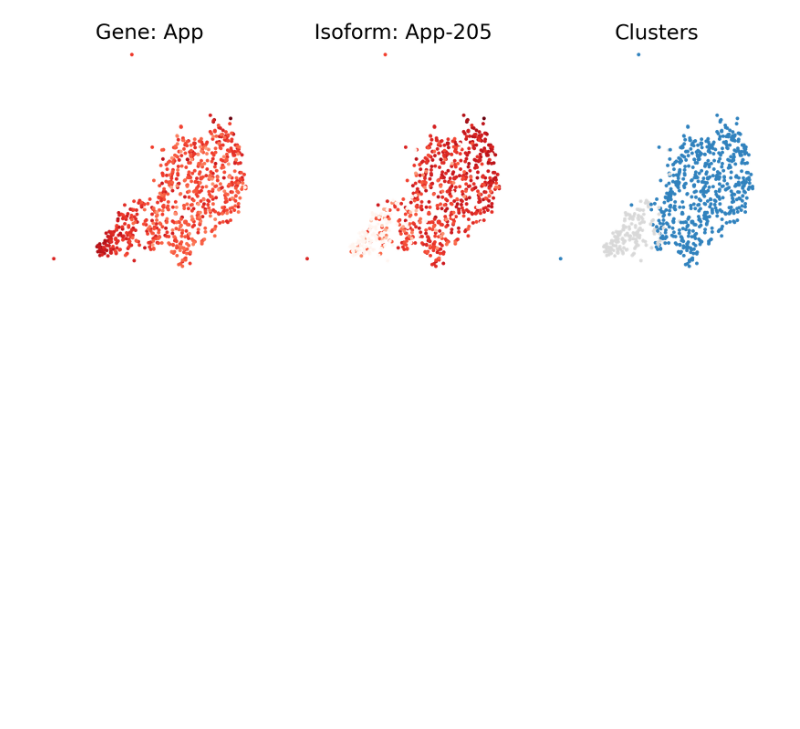
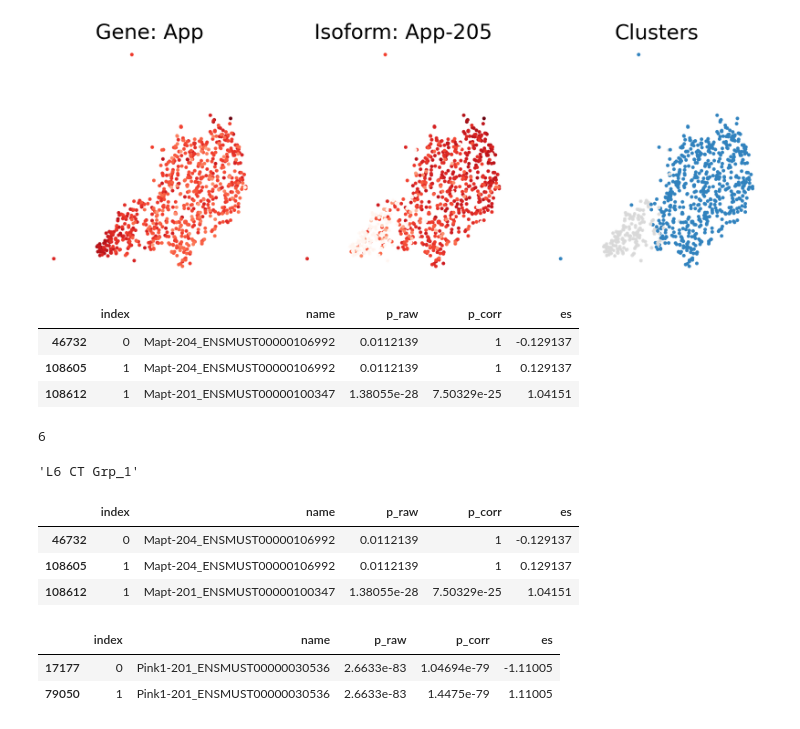
Before and after one commit to pachterlab/BYVSTZP_2020, a Jupyter notebook: analysis/notebooks/final-split_cluster_in_two.ipynb, the cells around one changed output. Saved outputs shown, nothing was run; the diff lists cells and outputs as text; code cells hidden in the pictures; blank space fills up the shorter version.

```diff
--- a/analysis/notebooks/final-split_cluster_in_two.ipynb
+++ b/analysis/notebooks/final-split_cluster_in_two.ipynb
@@ -657,3 +657,10 @@ plt.savefig(trackfig(f"../../figures/split_cluster_tsne_nca_{i.split('_')[0]}.pn
 fig.show()
 # %% [output]
 [figure]
+# %%
+markers_isoform[markers_isoform.name.str.contains("Mapt").values]
+# %% [output]
+|  | index | name | p_raw | p_corr | es |
+| 46732 | 0 | Mapt-204_ENSMUST00000106992 | 0.0112139 | 1 | -0.129137 |
+| 108605 | 1 | Mapt-204_ENSMUST00000106992 | 0.0112139 | 1 | 0.129137 |
+| 108612 | 1 | Mapt-201_ENSMUST00000100347 | 1.38055e-28 | 7.50329e-25 | 1.04151 |
@@ -659,0 +669,21 @@ fig.show()
+# %%
+idx
+# %% [output]
+6
+# %%
+cluster
+# %% [output]
+'L6 CT Grp_1'
+# %%
+de_isoforms[idx][de_isoforms[idx].name.str.contains("Mapt").values]
+# %% [output]
+|  | index | name | p_raw | p_corr | es |
+| 46732 | 0 | Mapt-204_ENSMUST00000106992 | 0.0112139 | 1 | -0.129137 |
+| 108605 | 1 | Mapt-204_ENSMUST00000106992 | 0.0112139 | 1 | 0.129137 |
+| 108612 | 1 | Mapt-201_ENSMUST00000100347 | 1.38055e-28 | 7.50329e-25 | 1.04151 |
+# %%
+de_isoforms[idx][de_isoforms[idx].name.str.contains("Pink").values]
+# %% [output]
+|  | index | name | p_raw | p_corr | es |
+| 17177 | 0 | Pink1-201_ENSMUST00000030536 | 2.6633e-83 | 1.04694e-79 | -1.11005 |
+| 79050 | 1 | Pink1-201_ENSMUST00000030536 | 2.6633e-83 | 1.4475e-79 | 1.11005 |
```
Also changed, not shown: parts of 2 cells of this notebook, 2 other files.
